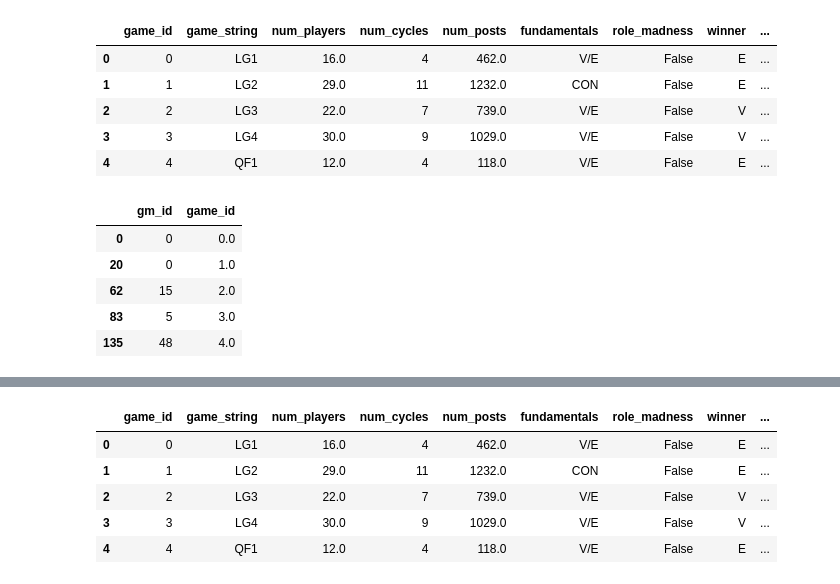
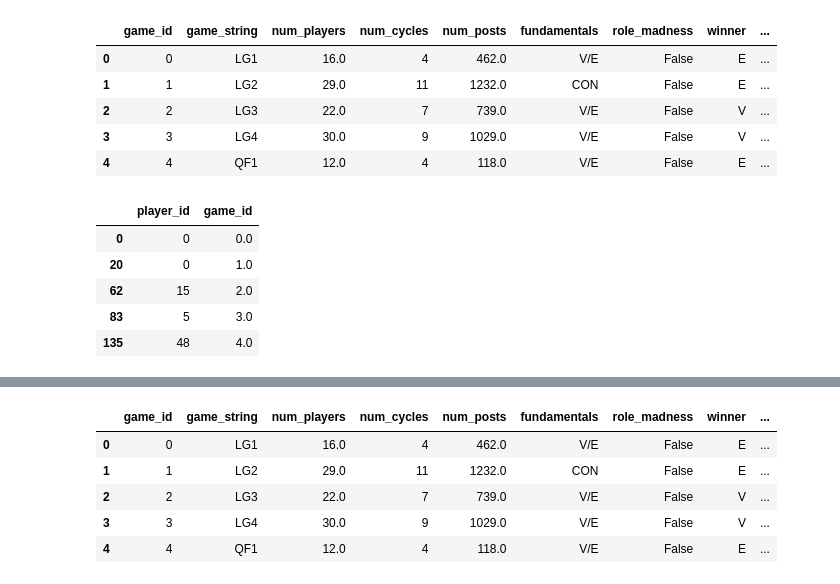
Before and after one commit to isabelle-sanford/se-stats, a Jupyter notebook: data_cleaning.ipynb, the cells around one changed output, grey strips where cells are left out. Saved outputs shown, nothing was run; the diff lists cells and outputs as text; code cells hidden in the pictures.

```diff
--- a/data_cleaning.ipynb
+++ b/data_cleaning.ipynb
@@ -90,7 +91,7 @@ data.head()
 # IMPORTING GAME TAB
 
 # header = 1 because there's an extra header row on top w categories
-games = pd.read_csv("data/original_data/original_game_3-28.csv", header=1)
+game = pd.read_csv("data/original_data/original_game_3-28.csv", header=1)
 
 # cols wanted: id, format, number, string, anon num,
 # mech balance, dist balance, IM id, start date, end date
@@ -100,10 +101,10 @@ games = pd.read_csv("data/original_data/original_game_3-28.csv", header=1)
 # cols still needed: format, number, mech balance, dist balance,
 # IM id, start date, end date, setting id
 
-games.reset_index(inplace=True)
+game.reset_index(inplace=True)
 
 # ! Need to be careful about sheet renaming cols - some kind of check?
-games.rename(inplace=True, columns={
+game.rename(inplace=True, columns={
     "index": "game_id",
     "auto?": "game_string",
     # GAME FORMAT
@@ -124,10 +125,10 @@ games.rename(inplace=True, columns={
     # LINK
     })
 
-print(games.columns)
+print(game.columns)
 
 # remaining columns are just calculated from data test
-games = games.filter([
+game = game.filter([
     "game_id",
     "game_string",
     "num_players",
@@ -145,7 +146,7 @@ games = games.filter([
 ])
 
 
-games.tail()
+game.tail()
 # check for almost all NaN rows! extra checkboxes cause this
 # %% [output]
 Index(['game_id', 'game_string', 'num_players', 'num_cycles', 'num_posts',
@@ -286,7 +287,7 @@ dtype: object
 
 merged_data = data.merge(player, on="player_name", how="left")
 
-merged_data = merged_data.merge(games.filter(["game_id", "game_string"]), on="game_string", how="left")
+merged_data = merged_data.merge(game.filter(["game_id", "game_string"]), on="game_string", how="left")
 
 merged_data = merged_data.merge(alignment.filter(["alignment_id", "alignment_char"]), on="alignment_char", how="left")
 
@@ -295,7 +296,7 @@ merged_data = merged_data.merge(death.filter(["death_id", "death_char"]), on="de
 merged_data.head()
 # in game - setting_id
 
-games = games.merge(settings, on="world", how="left")
+game = game.merge(settings, on="world", how="left")
 # %%
 merged_data.columns
 # %% [output]
@@ -323,15 +324,17 @@ games.head()
 # %%
 # make GMs table from PG
 
 gms = merged_data[merged_data["GM"] == "Y"].filter(["player_id", "game_id"])
 
-gms.rename(columns={"player_id": "gm_id"}, inplace=True)
+#gms.rename(columns={"player_id": "gm_id"}, inplace=True)
+
+# ! MAIN GM
 
 gms.head()
 
 # optionally export gms table
 # %% [output]
-|  | gm_id | game_id |
+|  | player_id | game_id |
 | 0 | 0 | 0.0 |
 | 20 | 0 | 1.0 |
 | 62 | 15 | 2.0 |
```
Also changed, not shown: parts of 23 cells of this notebook, 2 other files.
